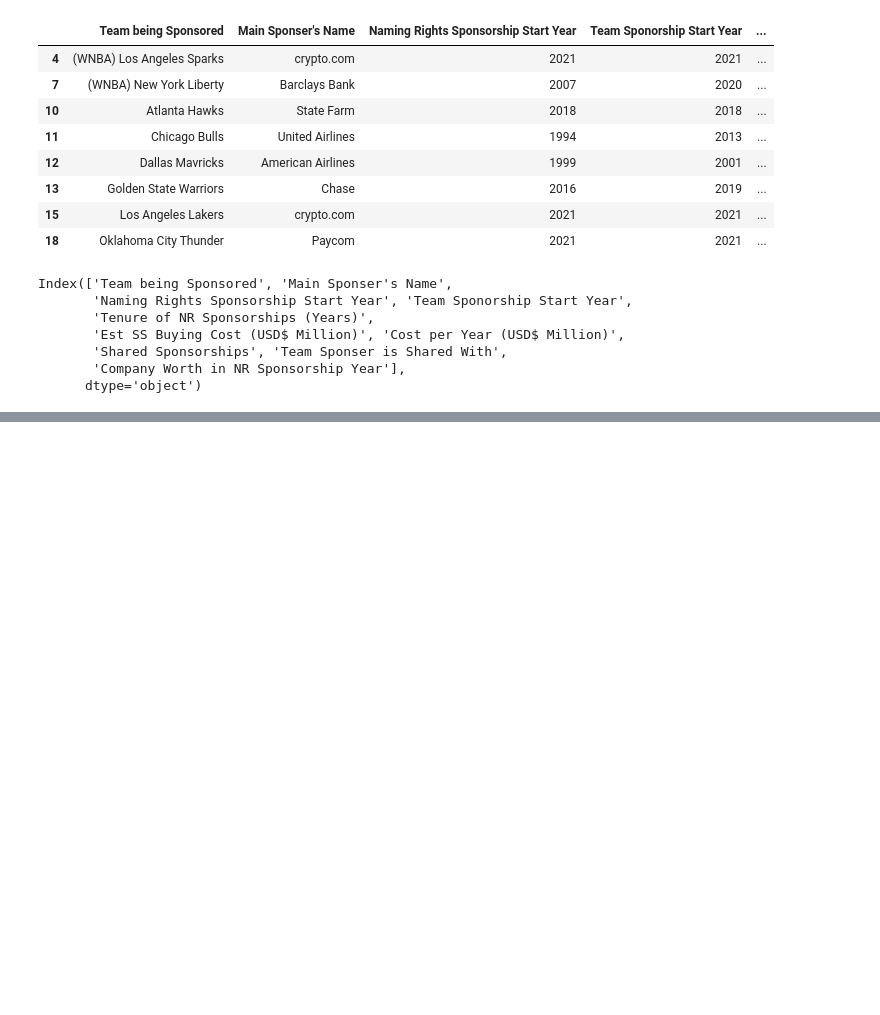
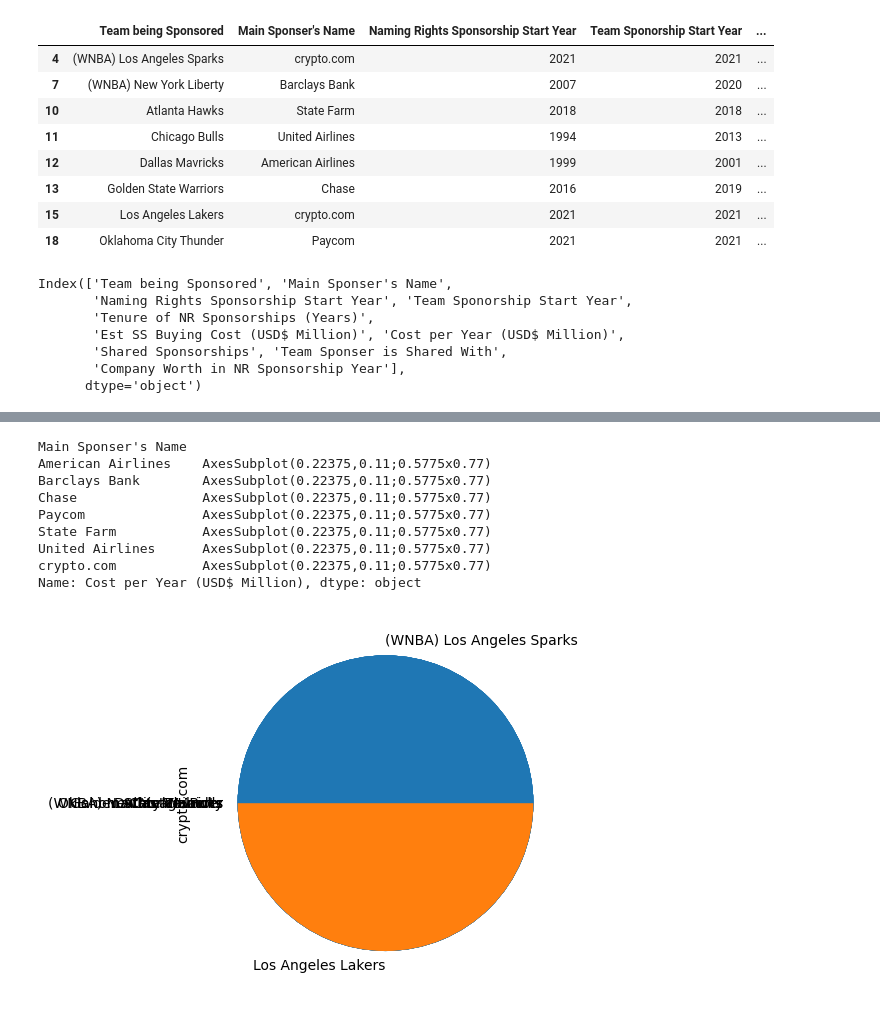
Before and after one commit to Hensonkk/NBA-VS-WNBA, a Jupyter notebook: NBACSVTEST.ipynb, the cells around one changed output, grey strips where cells are left out. Drawn from its saved outputs; the diff is of its cells as text; code cells hidden in the pictures; blank space fills up the shorter version.

```diff
--- a/NBACSVTEST.ipynb
+++ b/NBACSVTEST.ipynb
@@ -93,0 +81,13 @@ KeyError: 'Cost per Year(USD$ Million)'
+# %%
+yearlySponsors.plot(kind = "pie")
+# %% [output]
+Main Sponser's Name
+American Airlines    AxesSubplot(0.22375,0.11;0.5775x0.77)
+Barclays Bank        AxesSubplot(0.22375,0.11;0.5775x0.77)
+Chase                AxesSubplot(0.22375,0.11;0.5775x0.77)
+Paycom               AxesSubplot(0.22375,0.11;0.5775x0.77)
+State Farm           AxesSubplot(0.22375,0.11;0.5775x0.77)
+United Airlines      AxesSubplot(0.22375,0.11;0.5775x0.77)
+crypto.com           AxesSubplot(0.22375,0.11;0.5775x0.77)
+Name: Cost per Year (USD$ Million), dtype: object
+[figure, added]
```
Also changed, not shown: parts of 8 cells of this notebook.
